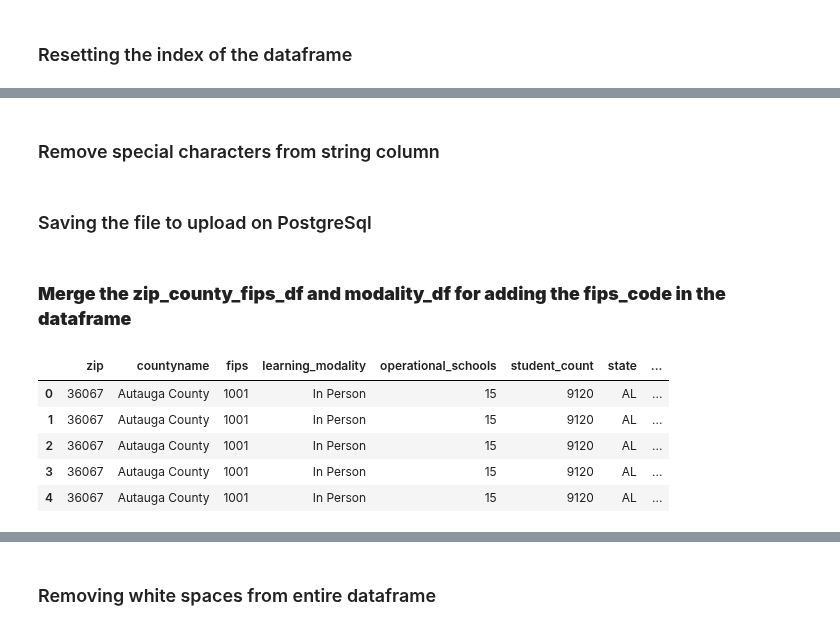
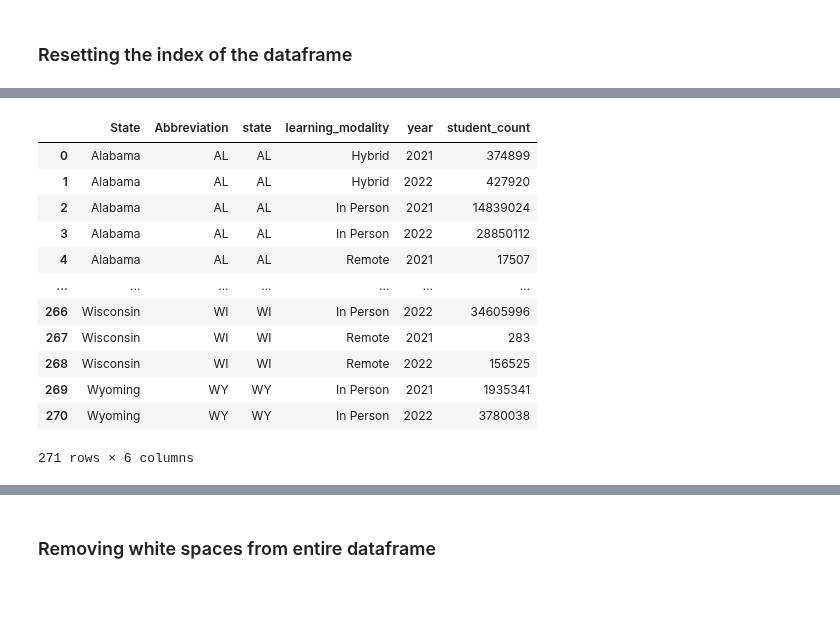
Before and after one commit to uzmabb182/Data602_Assignments, a Jupyter notebook: Final_Project_Data_602/data_602_final_project.ipynb, the cells around one changed output, grey strips where cells are left out. Cells and saved outputs as stored; diff of their text form; code cells hidden in the pictures; blank space fills up the shorter version.

```diff
--- a/Final_Project_Data_602/data_602_final_project.ipynb
+++ b/Final_Project_Data_602/data_602_final_project.ipynb
@@ -265,6 +217,6 @@ modality_df
 # %% [markdown]
 ### Remove columns not required in the analysis and machine learning model
 # %%
-modality_df = modality_df.drop(['District NCES ID', 'District Name', 'Week', 'City'], axis=1)
-modality_df
+modality_df = modality_df.drop(['District NCES ID', 'District Name', 'Week', 'City', 'ZIP Code', 'month'], axis=1)
+modality_df.head()
 # %% [output]
@@ -283,0 +229,4 @@ modality_df
+# %%
+# Groupby one column and return the mean of only particular column in the group.
+modality_df = modality_df.groupby(['State', 'Learning Modality', 'year'], as_index=False).agg(student_count= ('Student Count','sum'))
+modality_df
@@ -301,6 +261,6 @@ memory usage: 47.3+ MB
 # %% [markdown]
 ### Convert the "Student Count" datatype to Integer and replace NaN values with 0
 # %%
-modality_df['Student Count'] = modality_df['Student Count'].fillna(0).astype(int)
+modality_df['student_count'] = modality_df['student_count'].fillna(0).astype(int)
 print(modality_df.dtypes)
 # %% [output]
@@ -523,2 +353,0 @@ zip_county_fips_df.head()
-# %% [markdown]
-### Remove special characters from string column
@@ -529,2 +353,0 @@ zip_county_fips_df.head()
-# %% [markdown]
-### Saving the file to upload on PostgreSql
@@ -535,13 +354,18 @@ zip_county_fips_df.head()
-# %% [markdown]
-### **Merge the zip_county_fips_df and modality_df for adding the fips_code in the dataframe**
 # %%
 #merge DataFrames
-modality_fips_df = pd.merge(zip_county_fips_df, modality_df, left_on='zip', right_on='zip_code')
-modality_fips_df.head()
+modality_df = pd.merge(states_df, modality_df, left_on='Abbreviation', right_on='state')
+modality_df
 # %% [output]
-|  | zip | countyname | fips | learning_modality | operational_schools | student_count | state | ... |
-| 0 | 36067 | Autauga County | 1001 | In Person | 15 | 9120 | AL | ... |
-| 1 | 36067 | Autauga County | 1001 | In Person | 15 | 9120 | AL | ... |
-| 2 | 36067 | Autauga County | 1001 | In Person | 15 | 9120 | AL | ... |
-| 3 | 36067 | Autauga County | 1001 | In Person | 15 | 9120 | AL | ... |
-| 4 | 36067 | Autauga County | 1001 | In Person | 15 | 9120 | AL | ... |
+|  | State | Abbreviation | state | learning_modality | year | student_count |
+| 0 | Alabama | AL | AL | Hybrid | 2021 | 374899 |
+| 1 | Alabama | AL | AL | Hybrid | 2022 | 427920 |
+| 2 | Alabama | AL | AL | In Person | 2021 | 14839024 |
+| 3 | Alabama | AL | AL | In Person | 2022 | 28850112 |
+| 4 | Alabama | AL | AL | Remote | 2021 | 17507 |
+| ... | ... | ... | ... | ... | ... | ... |
+| 266 | Wisconsin | WI | WI | In Person | 2022 | 34605996 |
+| 267 | Wisconsin | WI | WI | Remote | 2021 | 283 |
+| 268 | Wisconsin | WI | WI | Remote | 2022 | 156525 |
+| 269 | Wyoming | WY | WY | In Person | 2021 | 1935341 |
+| 270 | Wyoming | WY | WY | In Person | 2022 | 3780038 |
+271 rows × 6 columns
```
Also changed, not shown: parts of 82 cells of this notebook, 7 other files.
